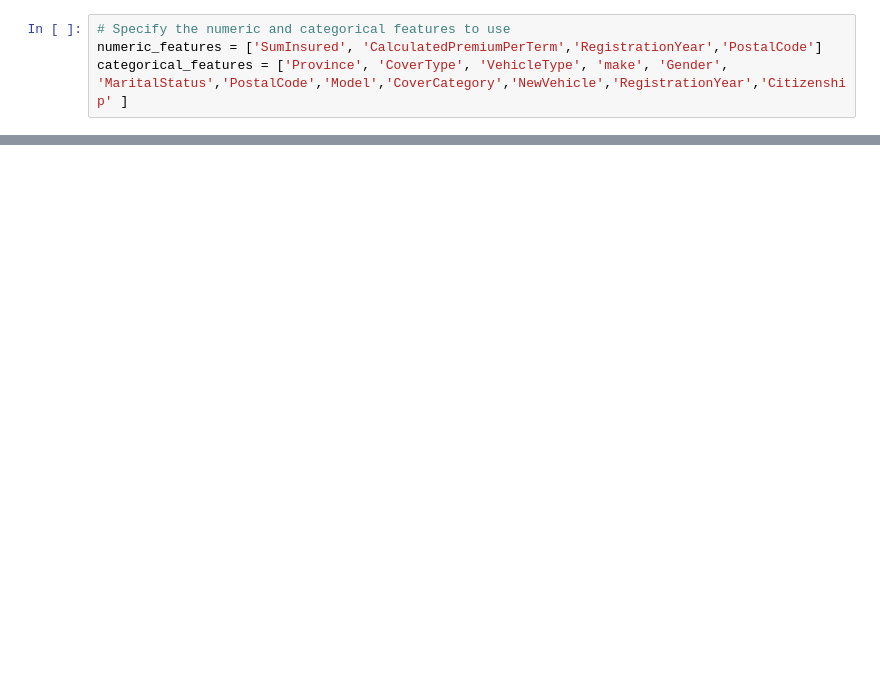
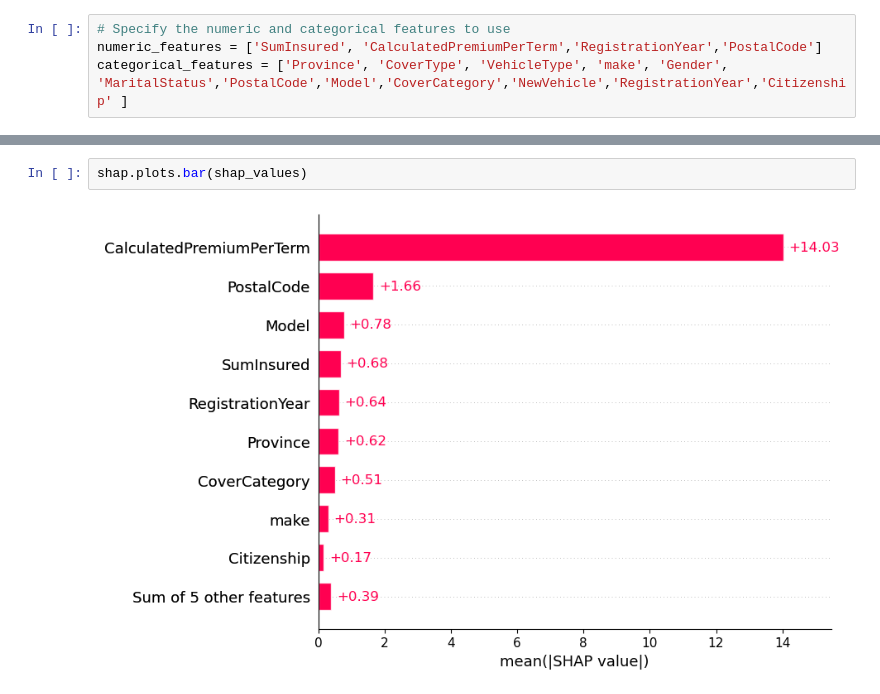
Before and after one commit to OL-YAD/AlphaCares-Insurance-Analytics, a Jupyter notebook: notebooks/statistical_modeling.ipynb, the cells around one changed output, grey strips where cells are left out. Drawn from its saved outputs; the diff is of its cells as text; blank space fills up the shorter version.

```diff
--- a/notebooks/statistical_modeling.ipynb
+++ b/notebooks/statistical_modeling.ipynb
@@ -157,0 +230,4 @@ These results can help AlphaCare Insurance Solutions optimize their marketing st
+# %%
+shap.plots.bar(shap_values)
+# %% [output]
+[figure, added]
```
Also changed, not shown: parts of 41 cells of this notebook.
